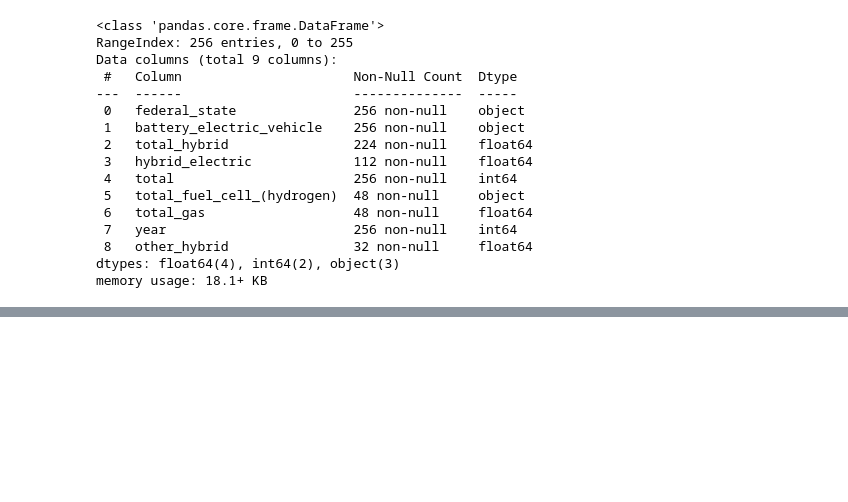
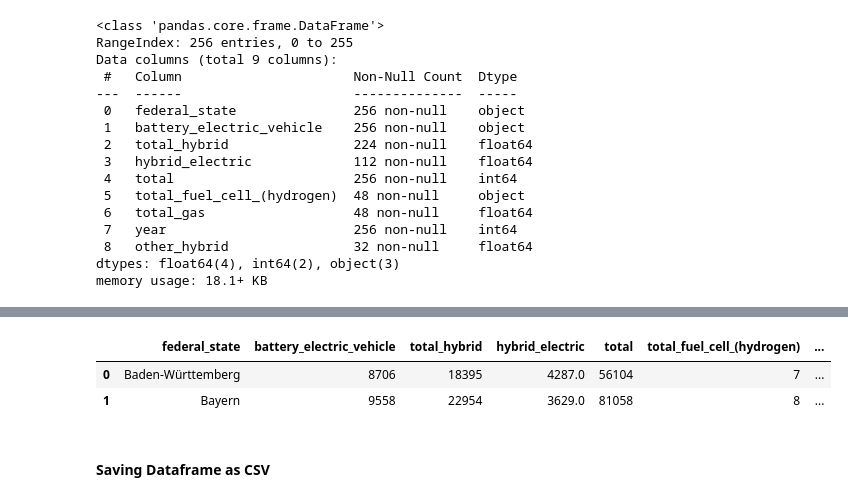
Before and after one commit to RomyBrate/capstone_project_ev, a Jupyter notebook: newly_registered_cars.ipynb, the cells around one changed output, grey strips where cells are left out. Cells and saved outputs as stored; diff of their text form; code cells hidden in the pictures; blank space fills up the shorter version.

```diff
--- a/newly_registered_cars.ipynb
+++ b/newly_registered_cars.ipynb
@@ -235,0 +346,6 @@ memory usage: 18.1+ KB
+# %%
+# Filter the rows for the desired years to create a DataFrame for a hybrid-included analysis
+df_reg_cars_hybrid_analysis = df_registered_cars[(df_registered_cars['year'] >= 2017) & (df_registered_cars['year'] <= 2023)]
+
+# Reset the index
+df_reg_cars_hybrid_analysis = df_reg_cars_hybrid_analysis.reset_index(drop=True)
@@ -235,0 +375,8 @@ memory usage: 18.1+ KB
+# %%
+df_reg_cars_hybrid_analysis.head(2)
+# %% [output]
+|  | federal_state | battery_electric_vehicle | total_hybrid | hybrid_electric | total | total_fuel_cell_(hydrogen) | ... |
+| 0 | Baden-Württemberg | 8706 | 18395 | 4287.0 | 56104 | 7 | ... |
+| 1 | Bayern | 9558 | 22954 | 3629.0 | 81058 | 8 | ... |
+# %% [markdown]
+#### Saving Dataframe as CSV
```
Also changed, not shown: parts of 21 cells of this notebook, 7 other files.
